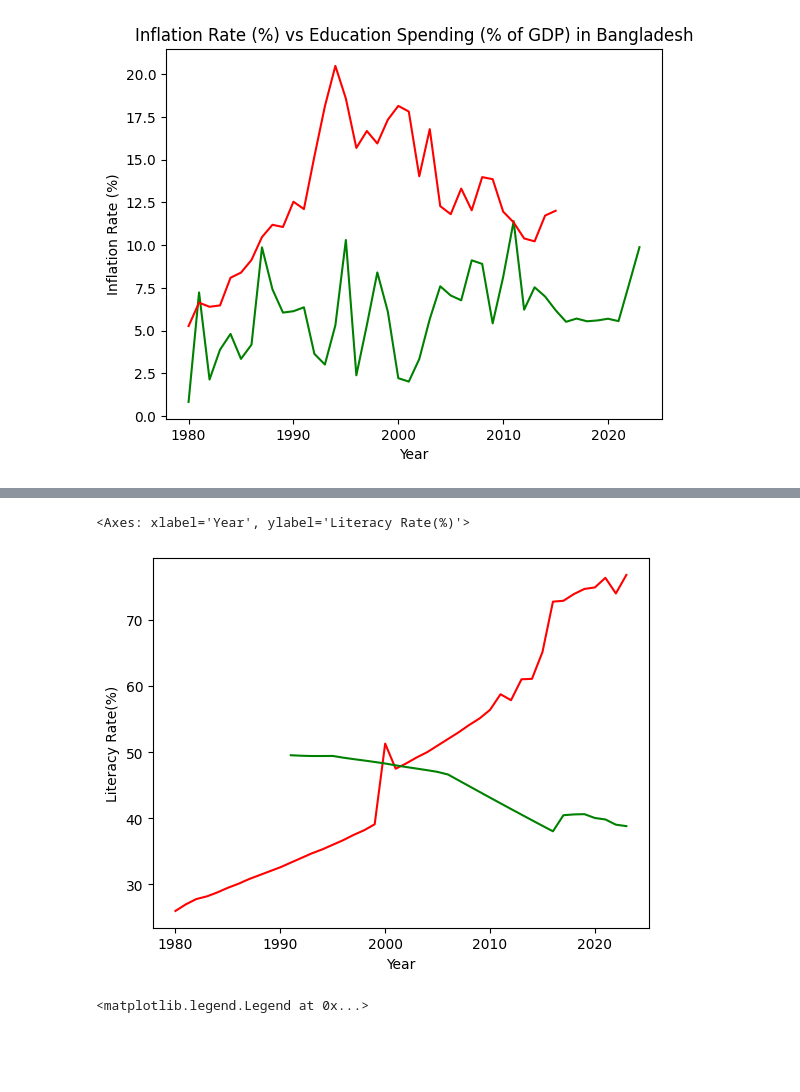
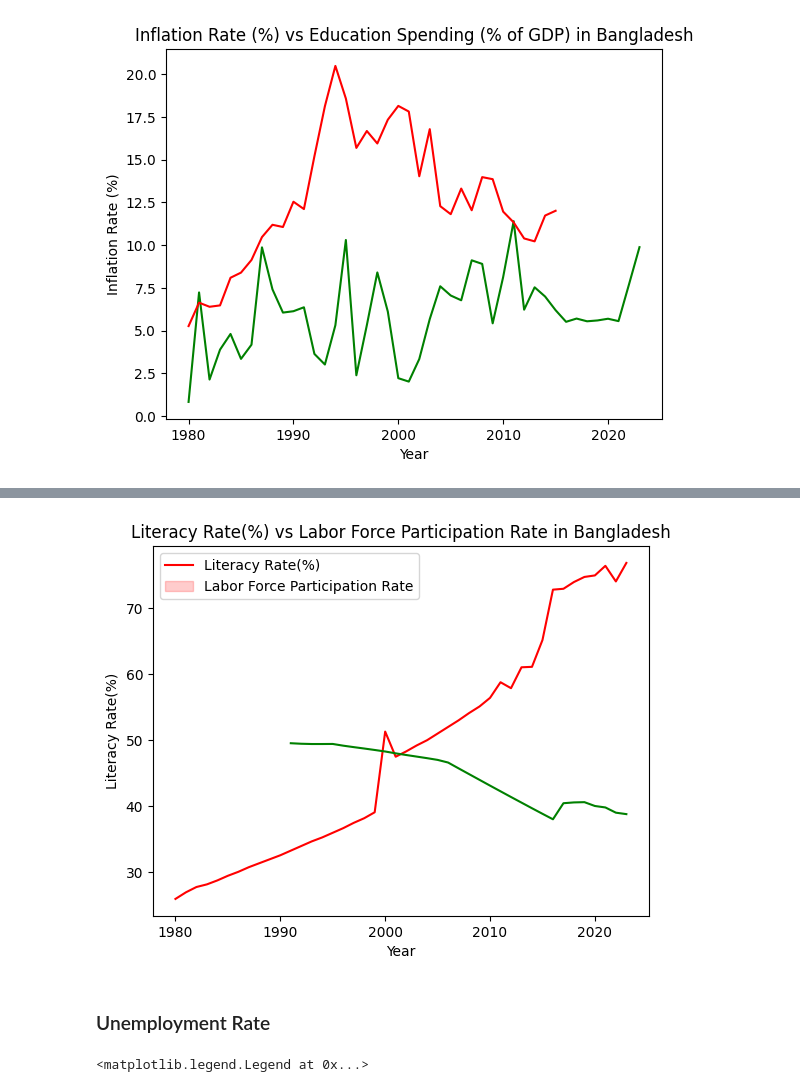
Before and after one commit to aneesakram/bangladesh-analysis, a Jupyter notebook: bangladesh_analysis.ipynb, the cells around one changed output, grey strips where cells are left out. Cells and saved outputs as stored; diff of their text form; code cells hidden in the pictures; blank space fills up the shorter version.

```diff
--- a/bangladesh_analysis.ipynb
+++ b/bangladesh_analysis.ipynb
@@ -171,9 +132,13 @@ Name: Labor Force Participation Rate, dtype: float64
 # %%
 sns.lineplot(x='Year', y='Literacy Rate(%)', data=df, color='red')
 sns.lineplot(x='Year', y='Labor Force Participation Rate', data=df, color='green')
+plt.legend(['Literacy Rate(%)', 'Labor Force Participation Rate'])
+plt.title('Literacy Rate(%) vs Labor Force Participation Rate in Bangladesh')
+plt.show()
 # %% [output]
-<Axes: xlabel='Year', ylabel='Literacy Rate(%)'>
-[figure, old version]
+[figure, new version]
+# %% [markdown]
+### Unemployment Rate
 # %%
 df['Unemployment Rate (%)'] = df['Unemployment Rate (%)'].str.strip('%').astype(float)
 # %%
```
Also changed, not shown: parts of 19 cells of this notebook.
